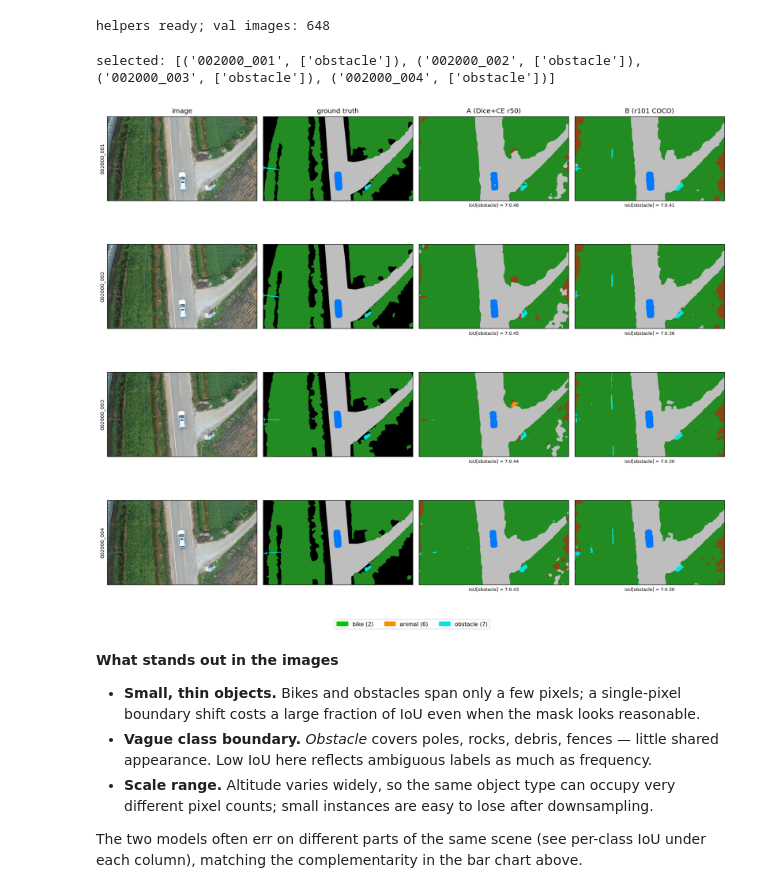
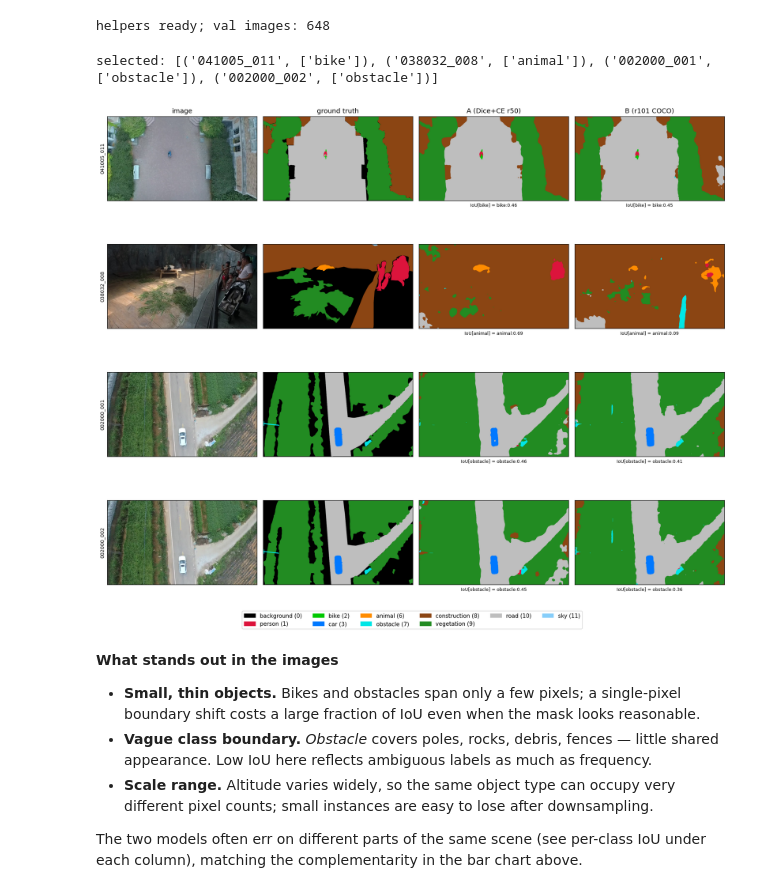
Before and after one commit to WeronikaTarnawska/projekt_nn-aeroscapes_semantic_segmentation, a Jupyter notebook: notebooks/report.ipynb, the cells around one changed output. Drawn from its saved outputs; the diff is of its cells as text; code cells hidden in the pictures.

```diff
--- a/notebooks/report.ipynb
+++ b/notebooks/report.ipynb
@@ -143,15 +152,20 @@ plt.legend(); plt.grid(alpha=0.3); plt.tight_layout(); plt.show()
 [figure]
 # %%
 # --- 3b. per-class IoU at each run's best epoch (grouped bars) ---
-x = np.arange(len(FG)); w = 0.26
+x = np.arange(len(FG))
+w = 0.26
 plt.figure(figsize=(11, 4.5))
 for i, k in enumerate(ORDER):
     vals = [RUNS[k]["best_per_class"][CLASS_NAMES[c]] for c in FG]
     plt.bar(x + (i-1)*w, vals, w, label=RUNS[k]["label"], color=COLORS[k])
 plt.xticks(x, [CLASS_NAMES[c] for c in FG], rotation=35, ha="right")
-plt.ylabel("IoU"); plt.title("Per-class IoU at best epoch")
+plt.ylabel("IoU")
+plt.title("Per-class IoU at best epoch")
 plt.axhline(0.5, color="k", ls="--", lw=0.6, alpha=0.5)
-plt.legend(); plt.grid(axis="y", alpha=0.3); plt.tight_layout(); plt.show()
+plt.legend()
+plt.grid(axis="y", alpha=0.3)
+plt.tight_layout()
+plt.show()
 # %% [output]
 [figure]
 # %%
@@ -162,13 +176,20 @@ easy = {"vegetation": 9, "road": 10, "sky": 11}
 fig, ax = plt.subplots(1, 2, figsize=(11, 4), sharey=True)
 for name, c in hard.items():
     ax[0].plot(s["epoch"], s[f"iou_{c}"], marker="o", ms=3, label=name)
-ax[0].set_title("Method A — HARD classes (rising)"); ax[0].set_xlabel("epoch"); ax[0].set_ylabel("IoU")
-ax[0].legend(); ax[0].grid(alpha=0.3)
+ax[0].set_title("Method A — HARD classes (rising)")
+ax[0].set_xlabel("epoch")
+ax[0].set_ylabel("IoU")
+ax[0].legend()
+ax[0].grid(alpha=0.3)
 for name, c in easy.items():
     ax[1].plot(s["epoch"], s[f"iou_{c}"], marker="o", ms=3, label=name)
-ax[1].set_title("Method A — EASY classes (flat, no collapse)"); ax[1].set_xlabel("epoch")
-ax[1].legend(); ax[1].grid(alpha=0.3); ax[1].set_ylim(0, 1)
-plt.tight_layout(); plt.show()
+ax[1].set_title("Method A — EASY classes (flat, no collapse)")
+ax[1].set_xlabel("epoch")
+ax[1].legend()
+ax[1].grid(alpha=0.3)
+ax[1].set_ylim(0, 1)
+plt.tight_layout()
+plt.show()
 # %% [output]
 [figure]
 # %% [markdown]
@@ -310,7 +332,7 @@ for stem in VAL_STEMS:
         used.add(stem)
 print("selected:", [(s, p) for s, p in picks])
 # %% [output]
-selected: [('002000_001', ['obstacle']), ('002000_002', ['obstacle']), ('002000_003', ['obstacle']), ('002000_004', ['obstacle'])]
+selected: [('041005_011', ['bike']), ('038032_008', ['animal']), ('002000_001', ['obstacle']), ('002000_002', ['obstacle'])]
 # %%
 # --- side-by-side: image | ground truth | Method A | Method B (+ hard-class IoU) ---
 if MODELS and picks:
@@ -321,38 +343,42 @@ if MODELS and picks:
         axes = axes[None, :]
 
     # legend: classes actually present in the selected GT masks
     legend_classes = sorted({
         c
         for stem, _ in picks
         for c in range(len(CLASS_NAMES))
         if (np.array(Image.open(MASK_DIR / f"{stem}.png")) == c).sum() > MIN_PIX
     })
 
     for r, (stem, present) in enumerate(picks):
         gt = np.array(Image.open(MASK_DIR / f"{stem}.png"))
         raw = Image.open(IMG_DIR / f"{stem}.jpg").convert("RGB")
-        axes[r, 0].imshow(raw); axes[r, 0].set_ylabel(stem, fontsize=9)
+        axes[r, 0].imshow(raw)
+        axes[r, 0].set_ylabel(stem, fontsize=9)
         axes[r, 0].set_title("image" if r == 0 else "")
-        axes[r, 1].imshow(colorize(gt)); axes[r, 1].set_title("ground truth" if r == 0 else "")
+        axes[r, 1].imshow(colorize(gt))
+        axes[r, 1].set_title("ground truth" if r == 0 else "")
         for j, (label, model) in enumerate(MODELS.items()):
             pred = predict(model, stem)
             ious = "  ".join(f"{p}:{per_class_iou(pred, gt, HARD[p]):.2f}" for p in present)
             axes[r, 2+j].imshow(colorize(pred))
             axes[r, 2+j].set_title(f"{label}" if r == 0 else "")
             axes[r, 2+j].set_xlabel(f"IoU[{', '.join(present)}] = {ious}", fontsize=8)
         for a in axes[r]:
-            a.set_xticks([]); a.set_yticks([])
+            a.set_xticks([])
+            a.set_yticks([])
 
     handles = [
         mpatches.Patch(color=PALETTE[c]/255, label=f"{CLASS_NAMES[c]} ({c})")
         for c in legend_classes
     ]
     fig.legend(handles=handles, loc="lower center", ncol=min(len(handles), 6), bbox_to_anchor=(0.5, -0.02))
-    plt.tight_layout(); plt.show()
+    plt.tight_layout()
+    plt.show()
 else:
     print("No models or no matching images — skipping qualitative figure.")
 # %% [output]
-[figure, old version]
+[figure, new version]
 # %% [markdown]
 **What stands out in the images**
 
```
Also changed, not shown: parts of 5 cells of this notebook, 1 other file.
